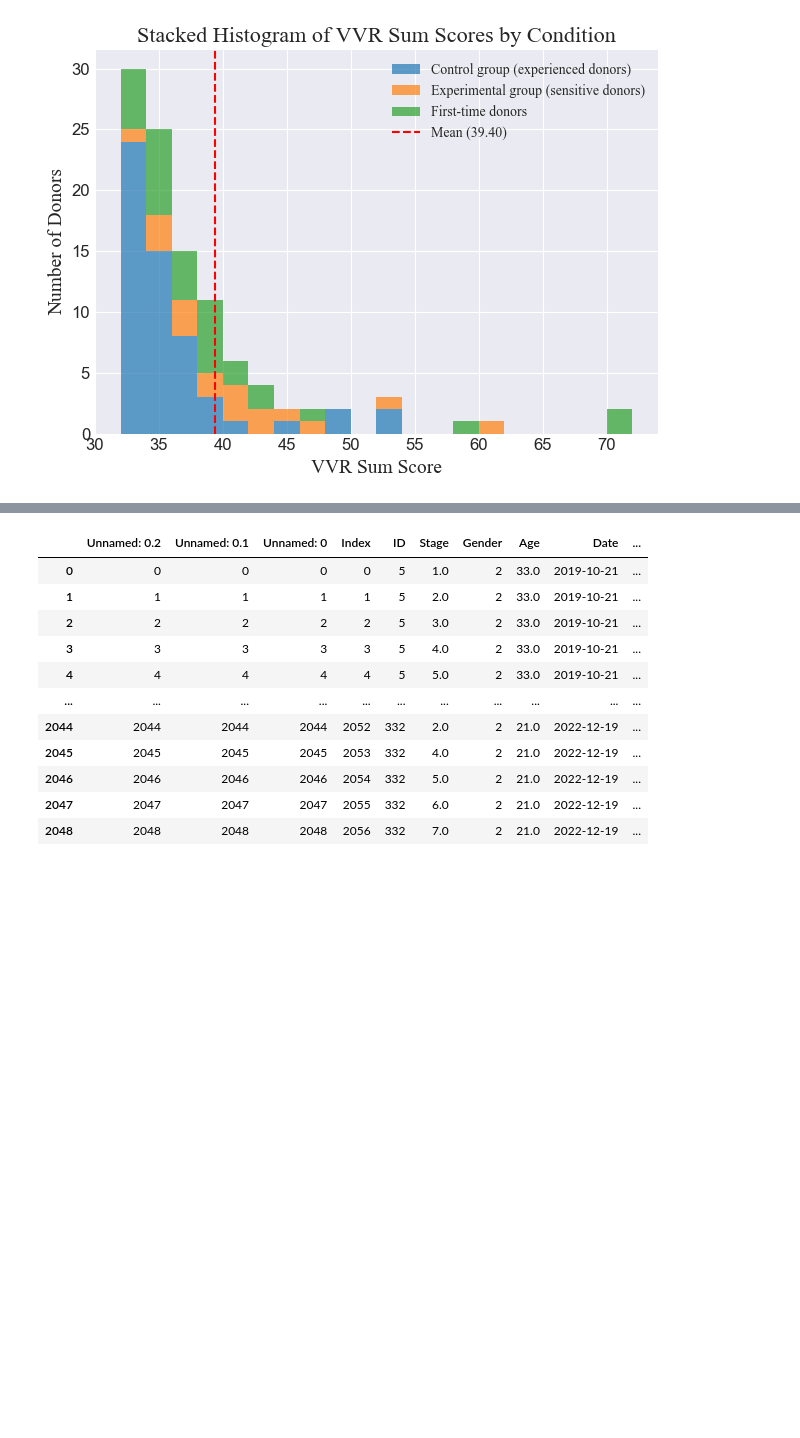
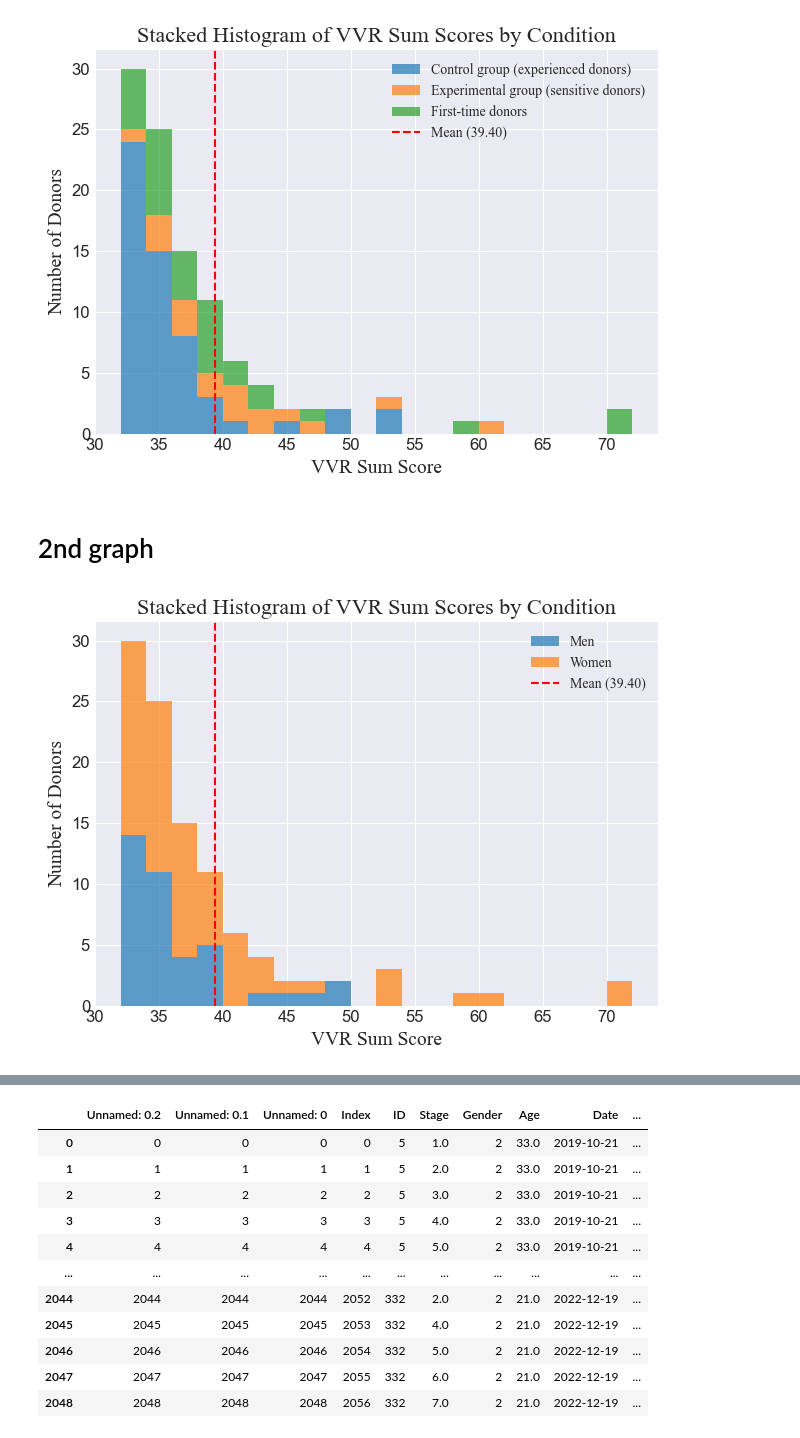
Before and after one commit to DionneSpaltman/predicting_VVR, a Jupyter notebook: visualization/VVR.ipynb, the cells around one changed output, grey strips where cells are left out. Saved outputs shown, nothing was run; the diff lists cells and outputs as text; code cells hidden in the pictures; blank space fills up the shorter version.

```diff
--- a/visualization/VVR.ipynb
+++ b/visualization/VVR.ipynb
@@ -8,8 +8,9 @@ import pandas
 import matplotlib.pyplot as plt
 # %%
 clean_donor_info = pandas.read_csv('/Users/dionnespaltman/Desktop/V3/processed_donor_info.csv')
-# VVR_scores_final = pandas.read_csv('/Users/dionnespaltman/Desktop/V3/VVR_scores_final.csv')
-complete_dataset = pandas.read_csv('/Users/dionnespaltman/Desktop/V4/complete_dataset.csv')
+# # VVR_scores_final = pandas.read_csv('/Users/dionnespaltman/Desktop/V3/VVR_scores_final.csv')
+# complete_dataset = pandas.read_csv('/Users/dionnespaltman/Desktop/V4/complete_dataset.csv')
+standardized_complete_dataset = pandas.read_csv('/Users/dionnespaltman/Desktop/V4/standardized_complete_dataset.csv')
 # %% [markdown]
 ## 1st graph
 - On the y-axis the number of donors.
@@ -94,4 +95,49 @@ plt.tight_layout()
 plt.show()
 # %% [output]
 [figure]
+# %% [markdown]
+# 2nd graph
+# %%
+import matplotlib.pyplot as plt
+import seaborn as sns
+
+# Set the style to a modern style
+plt.style.use('seaborn-darkgrid')
+
+# Assuming VVR_scores_final is your DataFrame and 'sum_4567' is the column containing VVR sum scores
+
+# Filter the DataFrame to include only rows with VVR sum scores between 10 and 100
+filtered_df = standardized_complete_dataset[(standardized_complete_dataset['Sum_4567'] >= 10) & (standardized_complete_dataset['Sum_4567'] <= 100)]
+
+# Create a stacked histogram
+plt.hist([filtered_df[filtered_df['Gender'] == 1]['Sum_4567'],
+          filtered_df[filtered_df['Gender'] == 2]['Sum_4567']],
+         bins=20, color=['#1f77b4', '#ff7f0e'], alpha=0.7, stacked=True,
+         label=['Men',
+                'Women'])
+# Add a vertical dotted line for the mean
+mean_value = 39.4
+plt.axvline(x=mean_value, color='red', linestyle='--', label=f'Mean ({mean_value:.2f})')
+
+# Set labels and title
+plt.xlabel('VVR Sum Score', fontsize=14, fontname='Times New Roman')
+plt.ylabel('Number of Donors', fontsize=14, fontname='Times New Roman')
+plt.title('Stacked Histogram of VVR Sum Scores by Condition', fontsize=16, fontname='Times New Roman')
+
+# Add legend with Times New Roman font
+plt.legend(prop={'family': 'Times New Roman'})
+
+# Remove the top and right spines
+plt.gca().spines['top'].set_visible(False)
+plt.gca().spines['right'].set_visible(False)
+
+# Increase the font size of ticks
+plt.xticks(fontsize=12)
+plt.yticks(fontsize=12)
+
+# Show the plot
+plt.tight_layout()
+plt.show()
+# %% [output]
+[figure, added]
 # %% [markdown]
```
Also changed, not shown: parts of 4 cells of this notebook, 8 other files.
